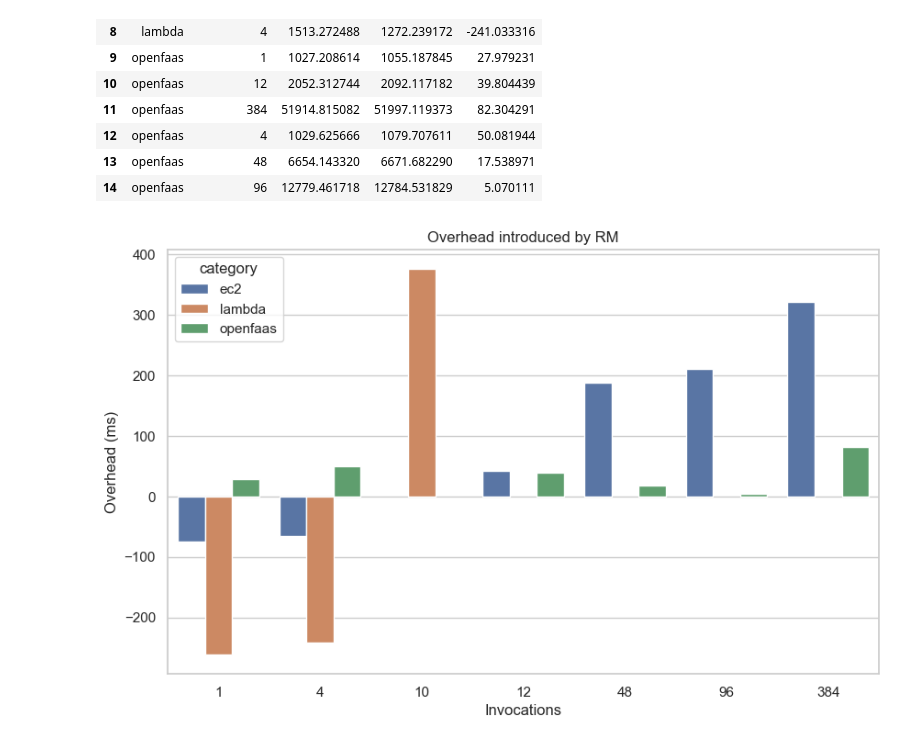
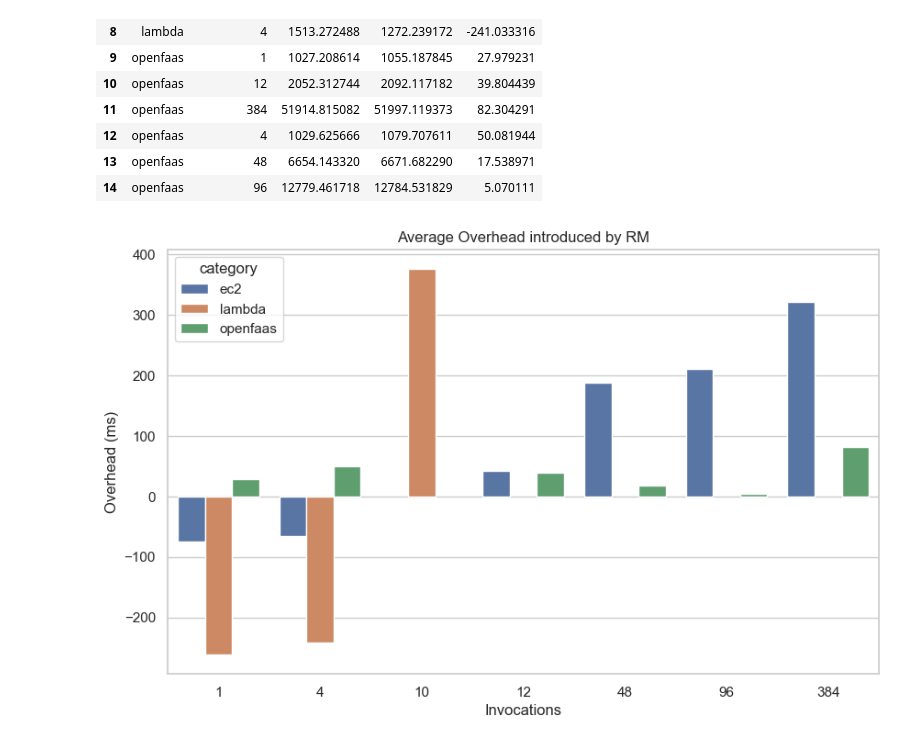
Before and after one commit to Apollo-Tools/resource-manager, a Jupyter notebook: benchmark/results/rm-analysis/function_invocations.ipynb, the cells around one changed output. Drawn from its saved outputs; the diff is of its cells as text; code cells hidden in the pictures.

```diff
--- a/benchmark/results/rm-analysis/function_invocations.ipynb
+++ b/benchmark/results/rm-analysis/function_invocations.ipynb
@@ -53,10 +53,10 @@ means_df
 # %%
 plt.figure(figsize=(10, 6))
 sns.barplot(x='invocations', y='mean_diff', hue='category', data=means_df)
-plt.title('Overhead introduced by RM')
+plt.title('Average Overhead introduced by RM')
 plt.xlabel('Invocations')
 plt.ylabel('Overhead (ms)')
 plt.legend(title='category')
 plt.show()
 # %% [output]
-[figure, old version]
+[figure, new version]
```
Also changed, not shown: 3 other files.
